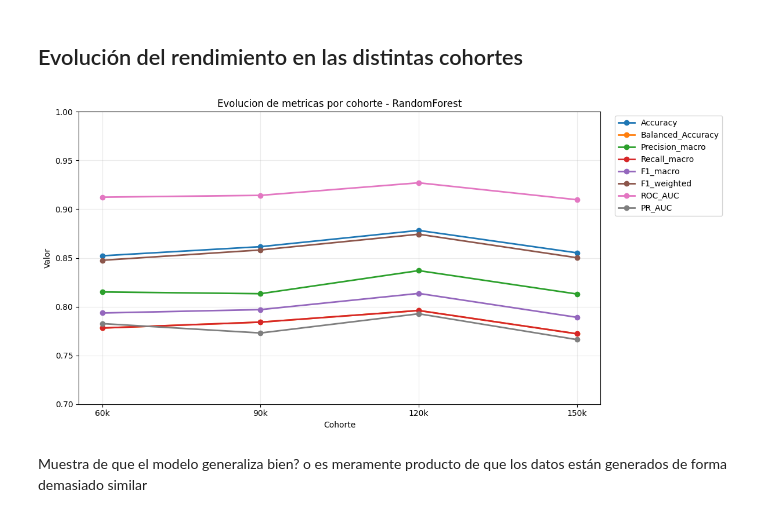
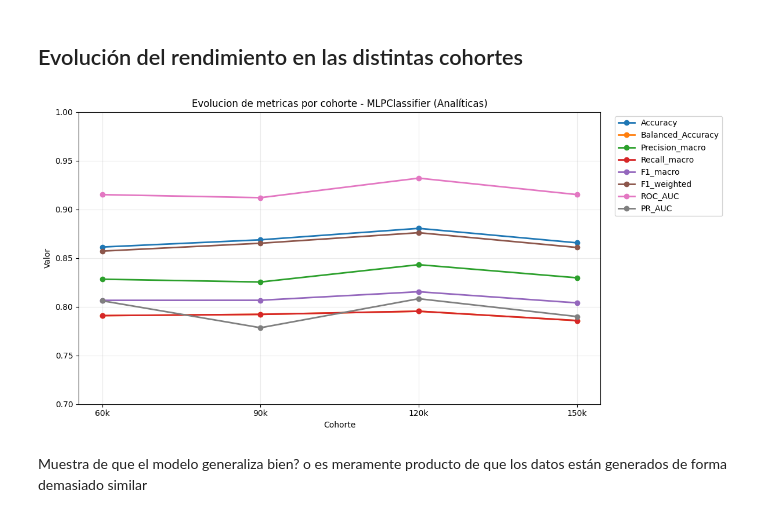
Before and after one commit to ramontr025/tfm-mulcia-2025, a Jupyter notebook: notebooks/04_.ipynb, the cells around one changed output. Saved outputs shown, nothing was run; the diff lists cells and outputs as text; code cells hidden in the pictures.

```diff
--- a/notebooks/04_.ipynb
+++ b/notebooks/04_.ipynb
@@ -218,17 +221,17 @@ Longitud de y_150k tras filtrar: 4602
 import joblib
 from pathlib import Path
 
-# Cargar los objetos entrenados del notebook 02
-MODELOS_DIR = PROJECT_ROOT / "modelos_entrenados"
+
+MODELOS_DIR = Path("models")
 
 # Cargar preprocesador de laboratorio ya entrenado
-preprocesador_lab = joblib.load(MODELOS_DIR / "preprocesador_lab.pkl")
+preprocesador_lab = joblib.load(MODELOS_DIR / "preprocesamiento_lab.joblib")
 print(f"✅ Preprocesador de laboratorio cargado")
 
 
 # Cargar modelos múltiples tuneados (RandomForest, SVM, XGBoost, MLP)
-modelos_tuneados = joblib.load(MODELOS_DIR / "modelos_multiples_tuneados.pkl")
-print(f"✅ Modelos tuneados cargados: {list(modelos_tuneados.keys())}")
+mejor_modelo_analiticas = joblib.load(MODELOS_DIR / "mejor_modelo_analiticas_mlpclassifier.joblib")
+print(f"✅ Modelo de analíticas cargado: {type(mejor_modelo_analiticas).__name__}")
 
 print("\n📊 Objetos cargados correctamente. Listos para hacer predicciones sin reentrenar.")
 # %% [output]
@@ -338,7 +324,7 @@ Resultados en cohorte 150k
 # %%
 import matplotlib.pyplot as plt
 
-modelo_objetivo = "RandomForest"
+modelo_objetivo = "MLPClassifier (Analíticas)"
 cohortes = ["60k", "90k", "120k", "150k"]
 metricas = [
     "Accuracy",
@@ -349,33 +335,33 @@ metricas = [
     "F1_weighted",
     "ROC_AUC",
     "PR_AUC",
 ]
 
 filas_modelo = []
 for cohorte in cohortes:
     fila = tablas_resultados[cohorte].loc[
         tablas_resultados[cohorte]["Modelo"] == modelo_objetivo,
         ["Modelo"] + metricas,
     ].copy()
     fila["Cohorte"] = cohorte
     filas_modelo.append(fila)
 
 df_modelo = pd.concat(filas_modelo, ignore_index=True)
 df_plot = df_modelo[["Cohorte"] + metricas].set_index("Cohorte").loc[cohortes]
 
 plt.figure(figsize=(12, 6))
 for metrica in metricas:
     plt.plot(df_plot.index, df_plot[metrica], marker="o", linewidth=2, label=metrica)
 
 plt.ylim(0.70, 1.0)
 plt.title(f"Evolucion de metricas por cohorte - {modelo_objetivo}")
 plt.xlabel("Cohorte")
 plt.ylabel("Valor")
 plt.grid(True, alpha=0.25)
 plt.legend(bbox_to_anchor=(1.02, 1), loc="upper left")
 plt.tight_layout()
 plt.show()
 # %% [output]
-[figure, old version]
+[figure, new version]
 # %% [markdown]
 Muestra de que el modelo generaliza bien? o es meramente producto de que los datos están generados de forma demasiado similar
```
Also changed, not shown: parts of 4 cells of this notebook, 6 other files.
